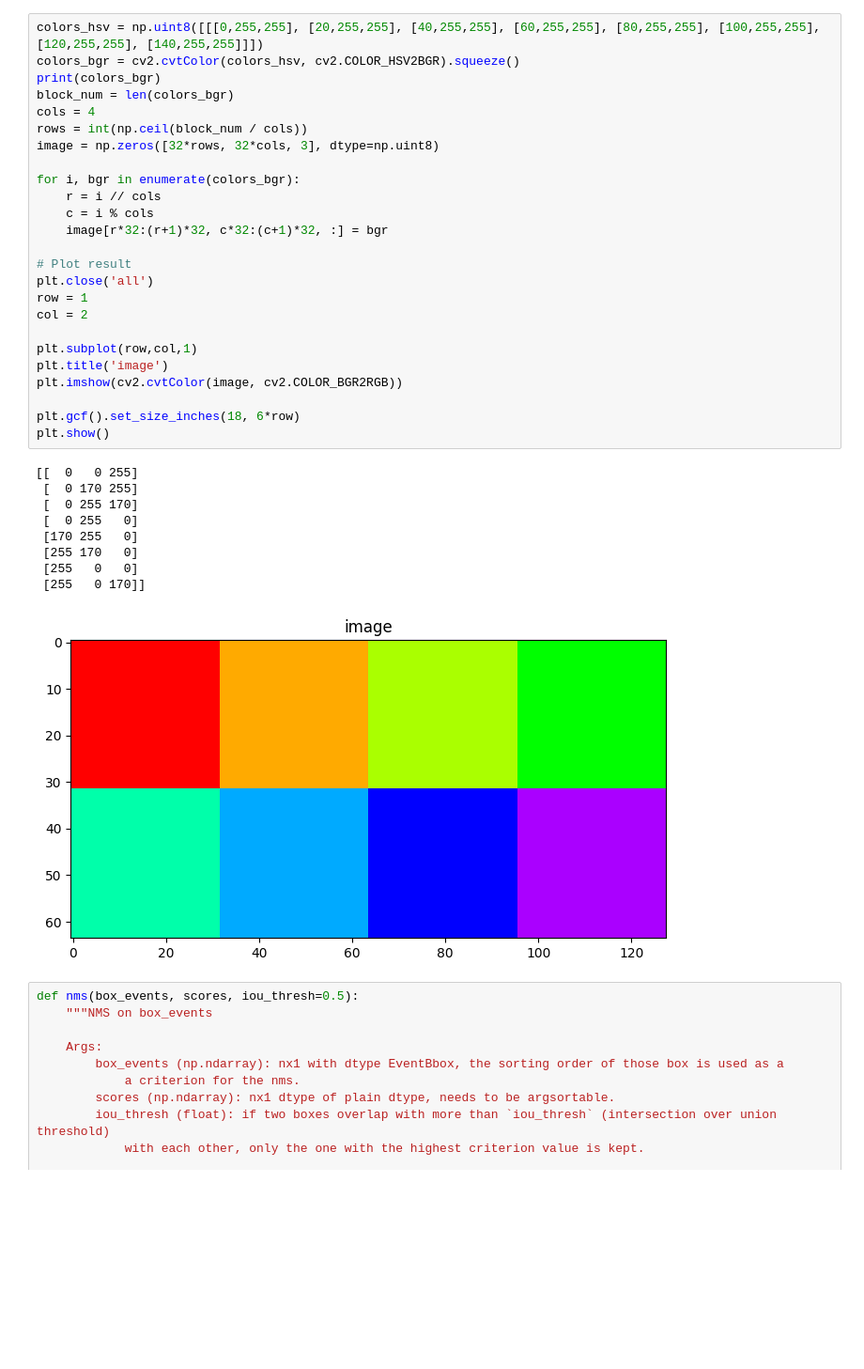
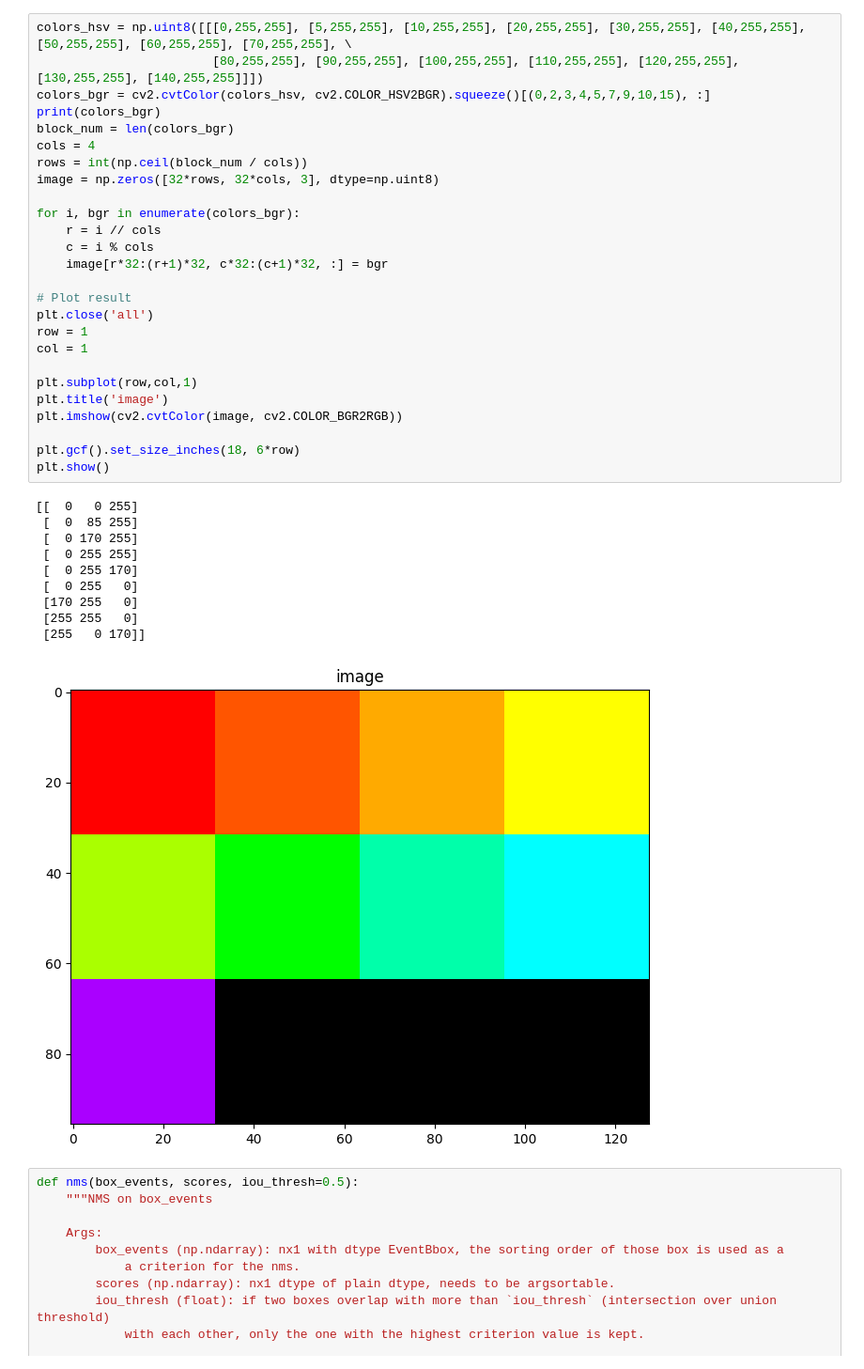
Before and after one commit to tkyen1110/HMNet, a Jupyter notebook: experiments/detection/scripts/visualize_detection_result.ipynb, the cells around one changed output. Shown at 94% size. Saved outputs shown, nothing was run; the diff lists cells and outputs as text; blank space fills up the shorter version.

```diff
--- a/experiments/detection/scripts/visualize_detection_result.ipynb
+++ b/experiments/detection/scripts/visualize_detection_result.ipynb
@@ -17,40 +17,42 @@ from metavision_core.event_io import EventNpyReader
 from matplotlib import pyplot as plt
 plt.rcParams['figure.figsize'] = [11, 7]
 # %%
-colors_hsv = np.uint8([[[0,255,255], [20,255,255], [40,255,255], [60,255,255], [80,255,255], [100,255,255], [120,255,255], [140,255,255]]])
-colors_bgr = cv2.cvtColor(colors_hsv, cv2.COLOR_HSV2BGR).squeeze()
+colors_hsv = np.uint8([[[0,255,255], [5,255,255], [10,255,255], [20,255,255], [30,255,255], [40,255,255], [50,255,255], [60,255,255], [70,255,255], \
+                        [80,255,255], [90,255,255], [100,255,255], [110,255,255], [120,255,255], [130,255,255], [140,255,255]]])
+colors_bgr = cv2.cvtColor(colors_hsv, cv2.COLOR_HSV2BGR).squeeze()[(0,2,3,4,5,7,9,10,15), :]
 print(colors_bgr)
 block_num = len(colors_bgr)
 cols = 4
 rows = int(np.ceil(block_num / cols))
 image = np.zeros([32*rows, 32*cols, 3], dtype=np.uint8)
 
 for i, bgr in enumerate(colors_bgr):
     r = i // cols
     c = i % cols
     image[r*32:(r+1)*32, c*32:(c+1)*32, :] = bgr
 
 # Plot result
 plt.close('all')
 row = 1
-col = 2
+col = 1
 
 plt.subplot(row,col,1)
 plt.title('image')
 plt.imshow(cv2.cvtColor(image, cv2.COLOR_BGR2RGB))
 
 plt.gcf().set_size_inches(18, 6*row)
 plt.show()
 # %% [output]
 [[  0   0 255]
+ [  0  85 255]
  [  0 170 255]
+ [  0 255 255]
  [  0 255 170]
  [  0 255   0]
  [170 255   0]
- [255 170   0]
- [255   0   0]
+ [255 255   0]
  [255   0 170]]
-[figure, old version]
+[figure, new version]
 # %%
 def nms(box_events, scores, iou_thresh=0.5):
     """NMS on box_events
```
Also changed, not shown: parts of 6 cells of this notebook, 2 other files.
